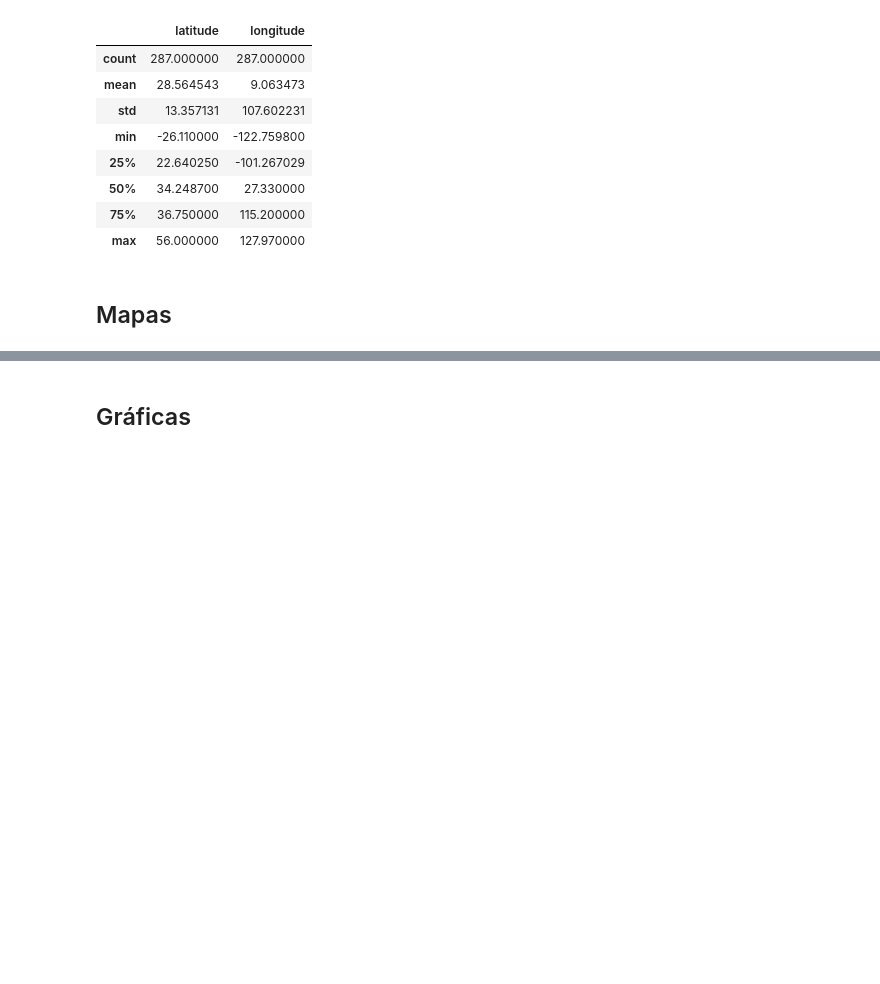
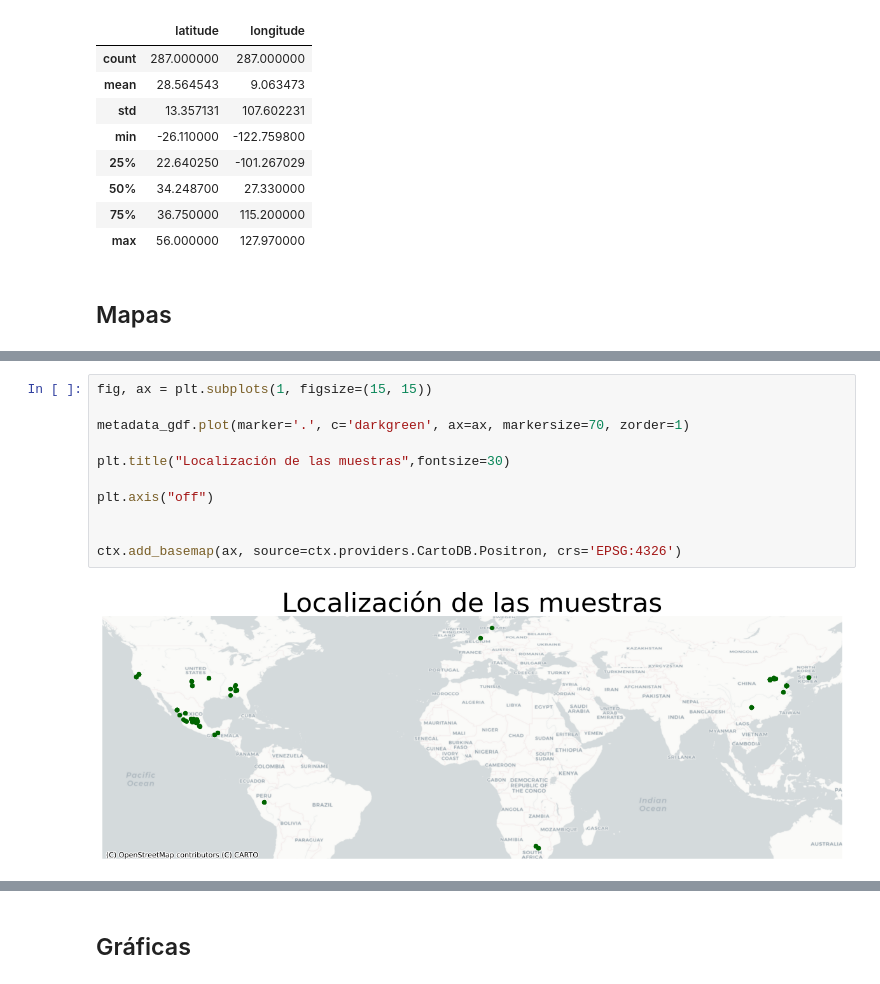
Before and after one commit to tipicanerd/RizosferaMexicana, a Jupyter notebook: AnalisisMetadata.ipynb, the cells around one changed output, grey strips where cells are left out. Cells and saved outputs as stored; diff of their text form; blank space fills up the shorter version.

```diff
--- a/AnalisisMetadata.ipynb
+++ b/AnalisisMetadata.ipynb
@@ -84 +85,14 @@ metadata_gdf
 289 rows × 12 columns
+# %%
+fig, ax = plt.subplots(1, figsize=(15, 15))
+
+metadata_gdf.plot(marker='.', c='darkgreen', ax=ax, markersize=70, zorder=1)
+
+plt.title("Localización de las muestras",fontsize=30)
+
+plt.axis("off")
+
+
+ctx.add_basemap(ax, source=ctx.providers.CartoDB.Positron, crs='EPSG:4326')
+# %% [output]
+[figure, added]
```
Also changed, not shown: parts of 16 cells of this notebook.
